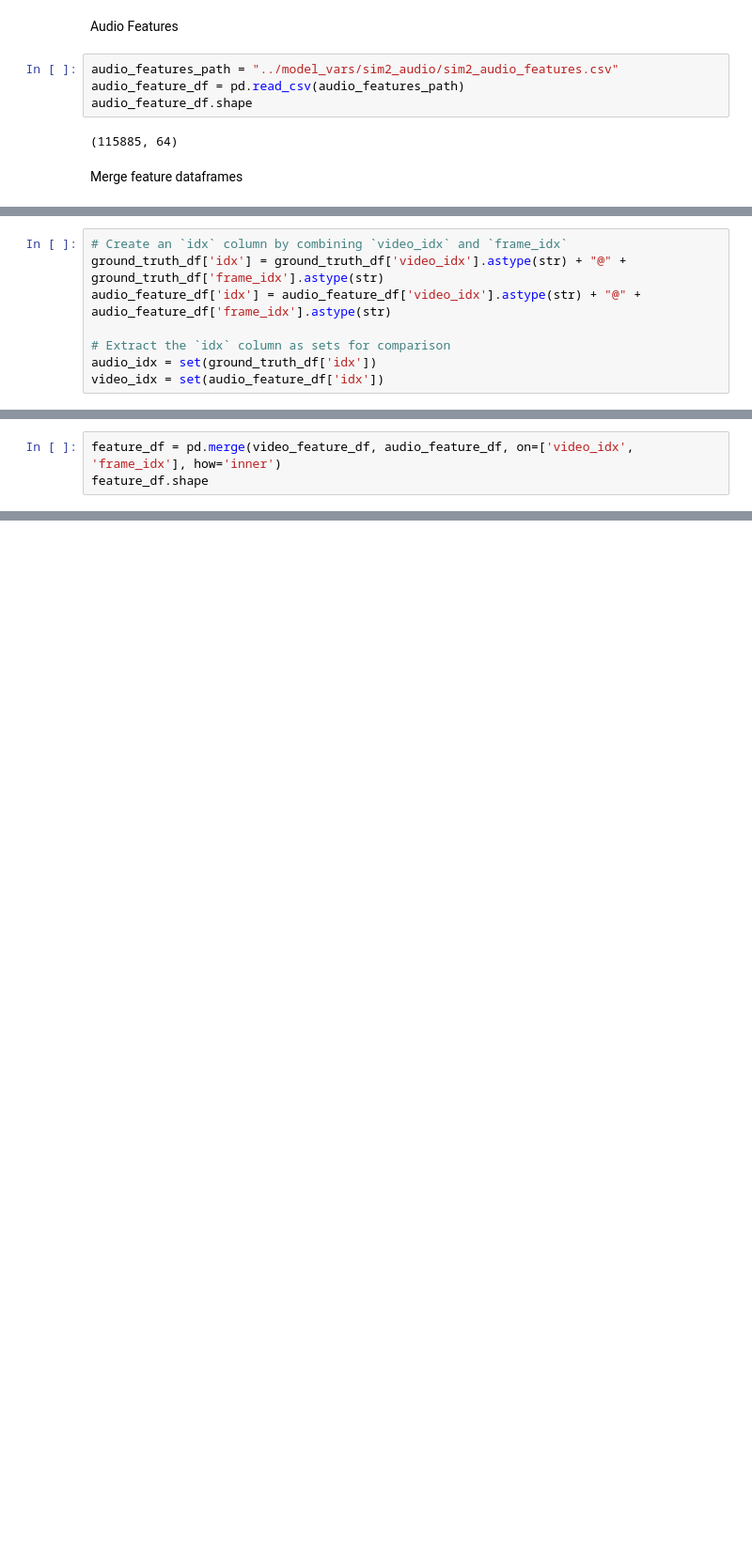
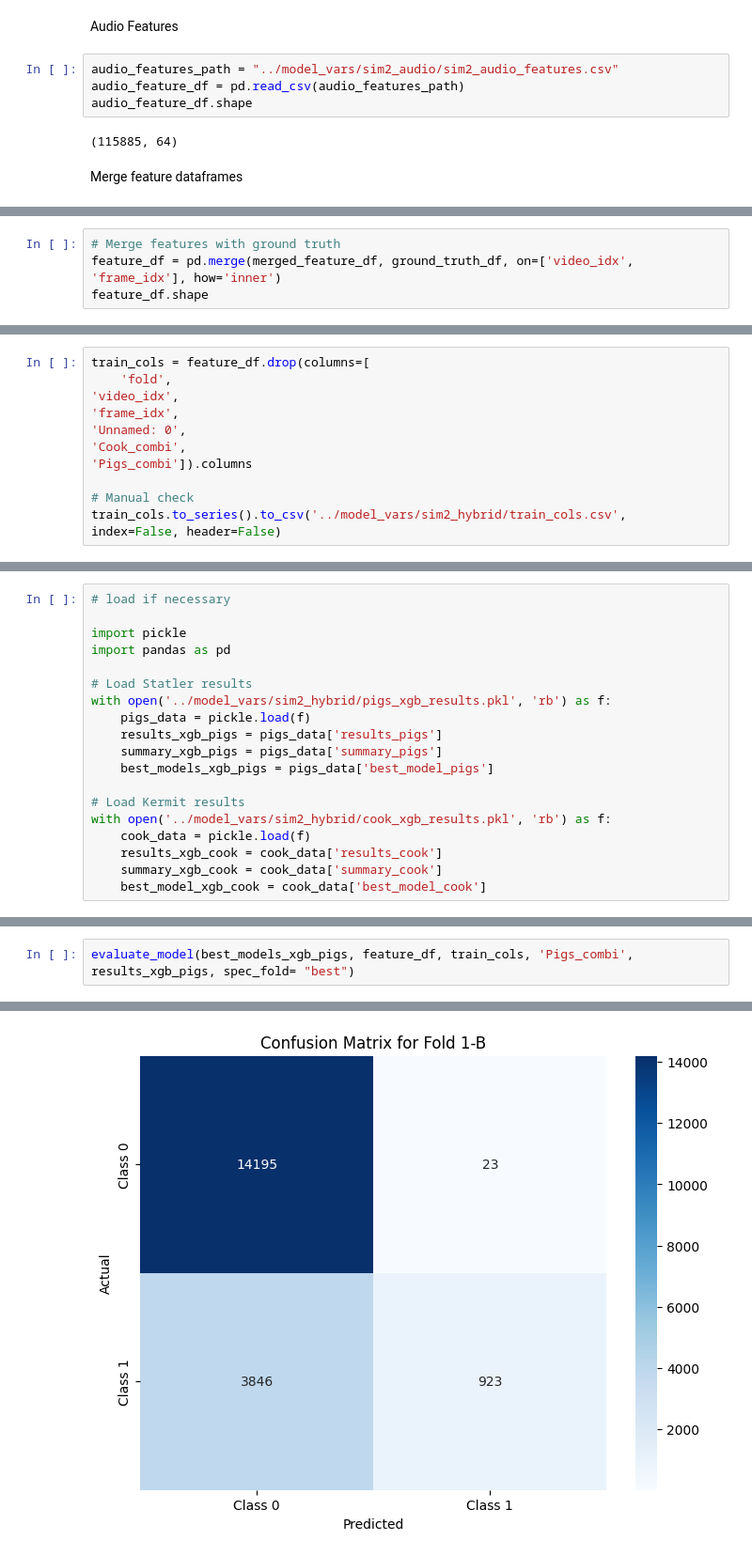
Before and after one commit to olesasha/find_kermit, a Jupyter notebook: sim2_hybrid_analysis.ipynb, the cells around one changed output, grey strips where cells are left out. Shown: that part at 94% size. Saved outputs shown, nothing was run; the diff lists cells and outputs as text; blank space fills up the shorter version.

Commit message:
init hybrid 2

```diff
--- a/sim2_hybrid_analysis.ipynb
+++ b/sim2_hybrid_analysis.ipynb
@@ -95,8 +84,0 @@ ground_truth_df.shape
-# %%
-# Create an `idx` column by combining `video_idx` and `frame_idx`
-ground_truth_df['idx'] = ground_truth_df['video_idx'].astype(str) + "@" + ground_truth_df['frame_idx'].astype(str)
-audio_feature_df['idx'] = audio_feature_df['video_idx'].astype(str) + "@" + audio_feature_df['frame_idx'].astype(str)
-
-# Extract the `idx` column as sets for comparison
-audio_idx = set(ground_truth_df['idx'])
-video_idx = set(audio_feature_df['idx'])
@@ -114,4 +109,5 @@ Missing in audio_feature_df: {'2@38540', '2@38646', '2@38684', '2@38705', '2@385
 # %%
-feature_df = pd.merge(video_feature_df, audio_feature_df, on=['video_idx', 'frame_idx'], how='inner')
+# Merge features with ground truth
+feature_df = pd.merge(merged_feature_df, ground_truth_df, on=['video_idx', 'frame_idx'], how='inner')
 feature_df.shape
 # %% [output]
@@ -118,0 +164,11 @@ feature_df.shape
+# %%
+train_cols = feature_df.drop(columns=[
+    'fold',
+'video_idx',
+'frame_idx',
+'Unnamed: 0',
+'Cook_combi',
+'Pigs_combi']).columns
+
+# Manual check
+train_cols.to_series().to_csv('../model_vars/sim2_hybrid/train_cols.csv', index=False, header=False)
@@ -118,0 +271,19 @@ feature_df.shape
+# %%
+# load if necessary
+
+import pickle
+import pandas as pd
+
+# Load Statler results
+with open('../model_vars/sim2_hybrid/pigs_xgb_results.pkl', 'rb') as f:
+    pigs_data = pickle.load(f)
+    results_xgb_pigs = pigs_data['results_pigs']
+    summary_xgb_pigs = pigs_data['summary_pigs']
+    best_models_xgb_pigs = pigs_data['best_model_pigs']
+
+# Load Kermit results
+with open('../model_vars/sim2_hybrid/cook_xgb_results.pkl', 'rb') as f:
+    cook_data = pickle.load(f)
+    results_xgb_cook = cook_data['results_cook']
+    summary_xgb_cook = cook_data['summary_cook']
+    best_model_xgb_cook = cook_data['best_model_cook']
@@ -118,0 +301,3 @@ feature_df.shape
+# %%
+evaluate_model(best_models_xgb_pigs, feature_df, train_cols, 'Pigs_combi', results_xgb_pigs, spec_fold= "best")
+# %% [output]
@@ -118,0 +313 @@ feature_df.shape
+[figure, added]
```
Also changed, not shown: parts of 39 cells of this notebook, 1 other file.
